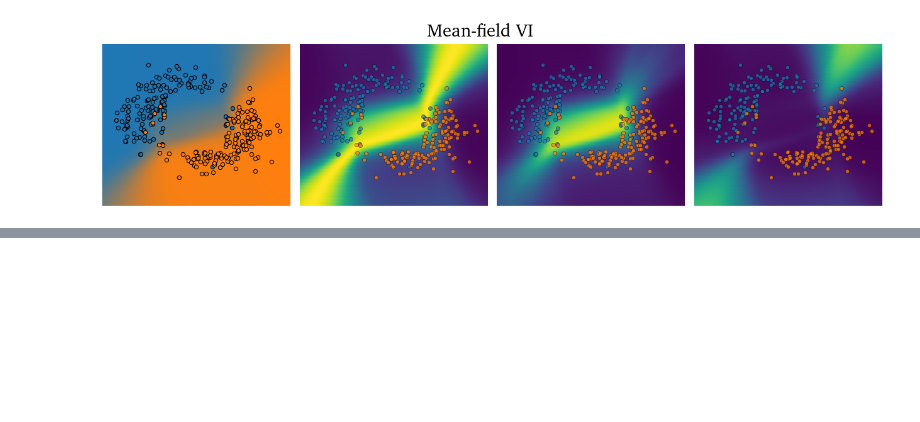
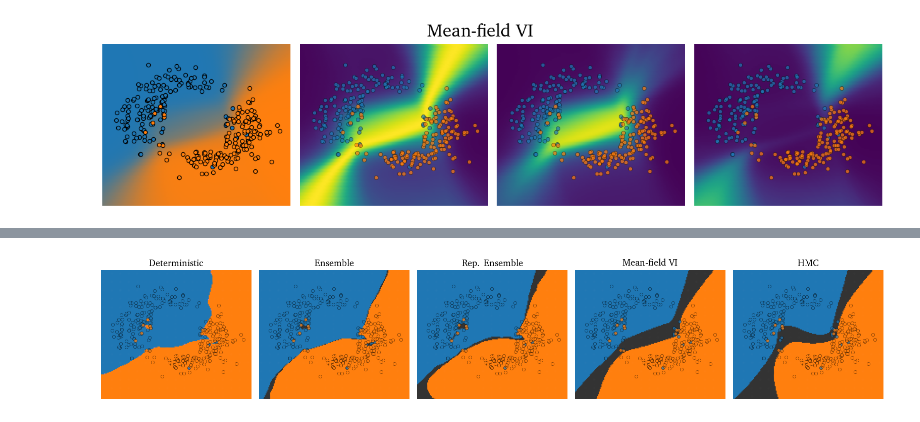
Before and after one commit to ramonpeter/UQveraiphy, a Jupyter notebook: classification/jax_classify.ipynb, the cells around one changed output, grey strips where cells are left out. Drawn from its saved outputs; the diff is of its cells as text; code cells hidden in the pictures; blank space fills up the shorter version.

```diff
--- a/classification/jax_classify.ipynb
+++ b/classification/jax_classify.ipynb
@@ -510,0 +576,8 @@ plt.savefig("figures/class_vi.pdf", dpi=300, bbox_inches="tight")
+# %%
+# Metrics table
+print(f"{'Method':20s}  {'Brier':>8s}  {'ECE':>8s}")
+print("-" * 42)
+for name, m in methods.items():
+    bs = brier_score(m["test"], y_test)
+    ece = expected_calibration_error(m["test"], y_test, n_bins=20)
+    print(f"{name:20s}  {bs:8.4f}  {ece:8.4f}")
@@ -510,0 +592,28 @@ plt.savefig("figures/class_vi.pdf", dpi=300, bbox_inches="tight")
+# %%
+# Conformal prediction set-size heatmaps
+# Recompute grid probabilities for each method
+grid_probs = {
+    "Deterministic": jax.nn.sigmoid(jax.vmap(det_net)(norm_grid)),
+    "Ensemble": jax.nn.sigmoid(jax.vmap(ensemble)(norm_grid)).mean(1),
+    "Rep. Ensemble": jax.nn.sigmoid(jax.vmap(rep_ensemble)(norm_grid)).mean(1),
+    "Mean-field VI": jax.nn.sigmoid(
+        jax.vmap(lambda x: jax.vmap(lambda k: vi_model(x, key=k))(vi_diag_keys))(norm_grid)
+    ).mean(1),
+    "HMC": predict_hmc(grid, hmc_samples, hmc_static).mean(0),
+}
+
+fig, axes = plt.subplots(1, 5, figsize=(20, 4))
+plt.subplots_adjust(wspace=0.05)
+
+for ax, name in zip(axes, methods):
+    sets, q = conformal_prediction_sets(
+        methods[name]["cal"], y_cal, grid_probs[name], alpha=0.1
+    )
+    plot_conformal_sets(
+        grid, sets, grid_probs[name], data, cfg.x_lim, cfg.y_lim, title=name, ax=ax
+    )
+
+plt.savefig("figures/class_conformal_sets.pdf", dpi=300, bbox_inches="tight")
+plt.show()
+# %% [output]
+[figure, added]
```
Also changed, not shown: parts of 5 cells of this notebook, 2 other files.
